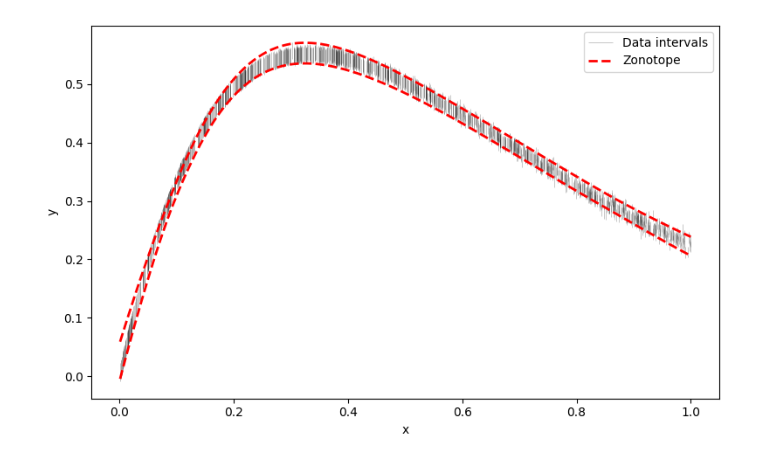
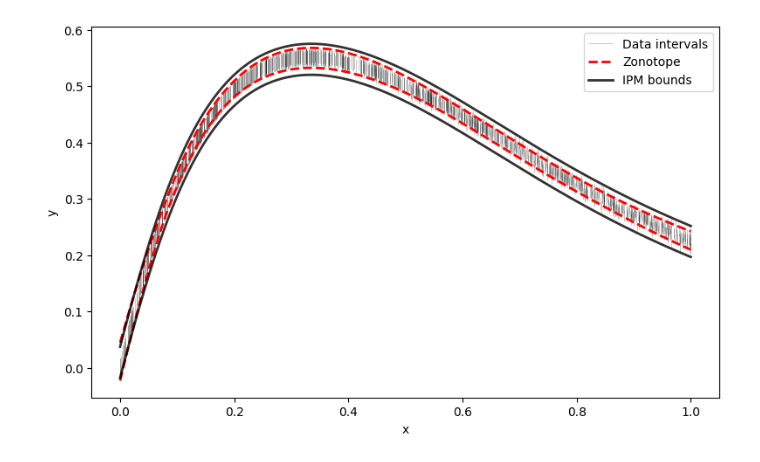
Before and after one commit to MattCodes03/zonolayer, a Jupyter notebook: examples/1D_Regression.ipynb, the cells around one changed output. Saved outputs shown, nothing was run; the diff lists cells and outputs as text; code cells hidden in the pictures.

```diff
--- a/examples/1D_Regression.ipynb
+++ b/examples/1D_Regression.ipynb
@@ -7,11 +7,10 @@ from zonolayer import Zonolayer
 # %%
 class CentreNet(nn.Module):
     """Simple neural network for 1D regression."""
-    def __init__(self, input_dim=1, hidden_dim=12):
+    def __init__(self, input_dim=1, hidden_dim=8):
         super().__init__()
         self.net = nn.Sequential(
             nn.Linear(input_dim, hidden_dim),
-            nn.Tanh(),
             nn.Linear(hidden_dim, hidden_dim),
             nn.Tanh(),
             nn.Linear(hidden_dim, 1)
@@ -45,7 +44,7 @@ x_t = torch.tensor(x, dtype=torch.float32).unsqueeze(1)
 # 3. Train the centre network on the midpoints of the intervals to fit a regression line
 
 
-def train_centre(x_t, y_lb_t, y_ub_t, epochs=200, lr=1e-3, batch_size=64, print_every=20):
+def train_centre(x_t, y_lb_t, y_ub_t, epochs=500, lr=1e-3, batch_size=64, print_every=20):
     y_mid = 0.5 * (y_lb_t + y_ub_t)  # midpoints
 
     centre_net = CentreNet(input_dim=x_t.shape[1])
@@ -92,10 +98,12 @@ Epoch 200: MSE = 0.000040
 # %%
 test_set = torch.linspace(x_t.min(), x_t.max(), n).unsqueeze(1)
 
-zl = Zonolayer(centre_net, lambda_reg=1e-6)
-results = zl.compute(x_t, test_set, y_lower, y_upper)
+zl = Zonolayer(centre_net)
+results = zl.compute(x_t, test_set, y_lower, y_upper, ipm=True)
 
 # Unpack results
 y_lower_pred = results["y_lower_pred"]
 y_upper_pred = results["y_upper_pred"]
 centre_pred = results["pred_centre"]
+ipm_lower = results["y_lower_ipm"]
+ipm_upper = results["y_upper_ipm"]
@@ -104,34 +127,34 @@ x_plot = np.linspace(x_t.min(), x_t.max(), n)
 
 plt.figure(figsize=(8, 5))
 
 x_sorted, idx = torch.sort(x_t, dim=0)
 y_lb_sorted = y_lb_t[idx]
 y_ub_sorted = y_ub_t[idx]
 
 plt.vlines(x_sorted.numpy().flatten(),
            y_lb_sorted.numpy().flatten(),
            y_ub_sorted.numpy().flatten(),
            color='black', alpha=.3, linewidth=0.5,
            label='Data intervals')
 
 # Plot NN prediction
 #plt.plot(x_plot.numpy(), centre_pred, color='green', lw=1.5, label='NN prediction', zorder=5)
 
 plt.plot(x_plot.numpy(), y_lower_pred, 'r--', lw=2, label='Zonotope')
 plt.plot(x_plot.numpy(), y_upper_pred, 'r--', lw=2, label='__nolegend__')
 
 #plt.fill_between(x_plot.numpy(), y_lower_pred, y_upper_pred, color='red', alpha=0.3, label='Zonotope expectation band')
 
-#plt.plot(x_plot.numpy(), ipm_lower, 'black', lw=2, label='IPM bounds', alpha=0.8)
-#plt.plot(x_plot.numpy(), ipm_upper, 'black', lw=2, label='__nolegend__', alpha=0.8)
+plt.plot(x_plot.numpy(), ipm_lower, 'black', lw=2, label='IPM bounds', alpha=0.8)
+plt.plot(x_plot.numpy(), ipm_upper, 'black', lw=2, label='__nolegend__', alpha=0.8)
 
 
 plt.legend()
 plt.title("")
 plt.xlabel("x")
 plt.ylabel("y")
 plt.tight_layout()
-plt.savefig("UnivariateNonLinear.pdf", bbox_inches="tight")
+plt.savefig("UnivariateNonLinear.png", bbox_inches="tight")
 plt.show()
 # %% [output]
-[figure, old version]
+[figure, new version]
```
Also changed, not shown: parts of 2 cells of this notebook, 10 other files.
